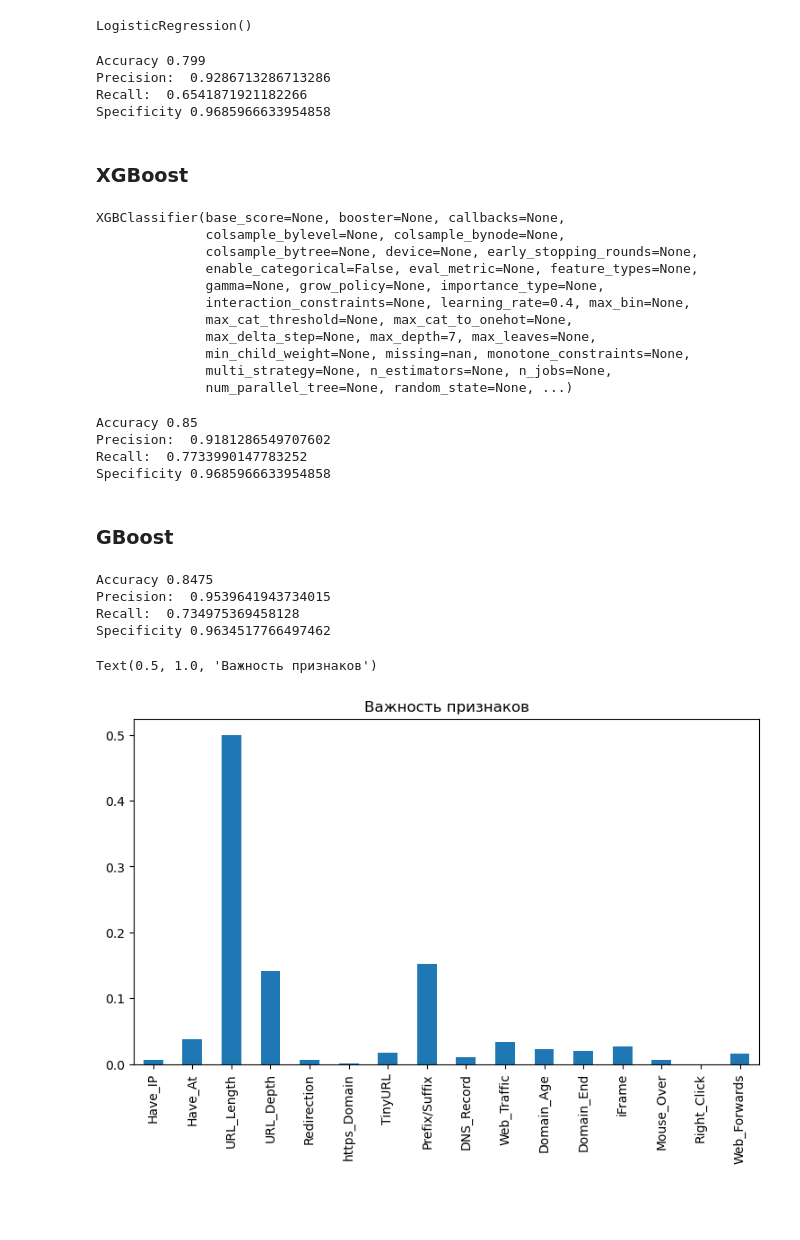
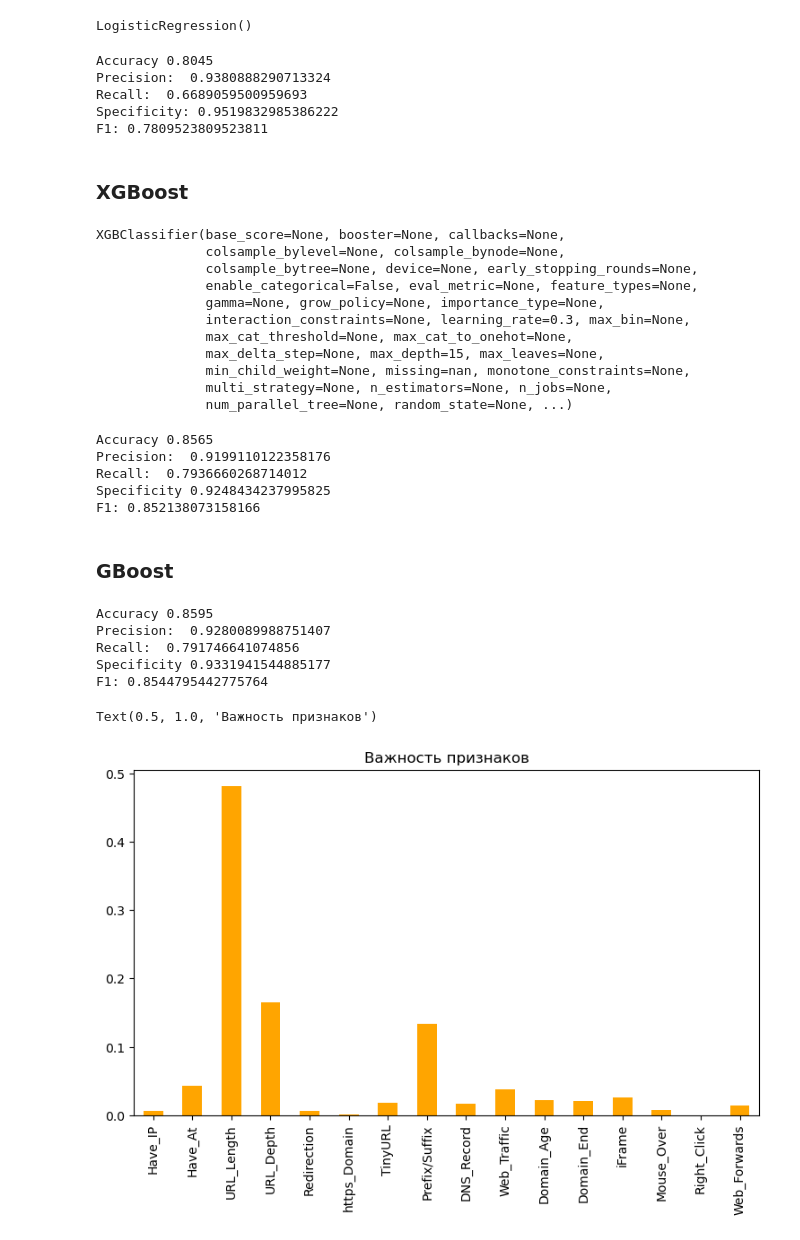
Before and after one commit to AxeVal/Melon-IT, a Jupyter notebook: Phishing_Detection.ipynb, the cells around one changed output. Saved outputs shown, nothing was run; the diff lists cells and outputs as text; code cells hidden in the pictures; blank space fills up the shorter version.

```diff
--- a/Phishing_Detection.ipynb
+++ b/Phishing_Detection.ipynb
@@ -72,25 +92,25 @@ LogisticRegression()
 # %%
 y_pred = model.predict(X_test)
 # %%
-prec_LG = precision_score(y_test, y_pred)
-acc_LG = accuracy_score(y_test, y_pred)
-recall_LG = recall_score(y_test, y_pred)
-confusion_LG = confusion_matrix(y_test, y_pred)
-tn, fp, fn, tp = confusion.ravel()
-specificity_LG = tn / (tn + fp)
+prec_LR = precision_score(y_test, y_pred)
+acc_LR = accuracy_score(y_test, y_pred)
+recall_LR = recall_score(y_test, y_pred)
+confusion_LR = confusion_matrix(y_test, y_pred)
+f1_LR = f1_score(y_test, y_pred)
+tn, fp, fn, tp = confusion_LR.ravel()
+specificity_LR = tn / (tn + fp)
 
-print("Accuracy", acc_LG, "\nPrecision: ",prec_LG, "\nRecall: ", recall_LG,"\nSpecificity", specificity_LG)
+print("Accuracy", acc_LR, "\nPrecision: ",prec_LR, "\nRecall: ", recall_LR,"\nSpecificity:", specificity_LR,"\nF1:", f1_LR)
 # %% [output]
-Accuracy 0.799
-Precision:  0.9286713286713286
-Recall:  0.6541871921182266
-Specificity 0.9685966633954858
+Accuracy 0.8045
+Precision:  0.9380888290713324
+Recall:  0.6689059500959693
+Specificity: 0.9519832985386222
+F1: 0.7809523809523811
 # %% [markdown]
 ### XGBoost
 # %%
-# instantiate the model
-xgb = XGBClassifier(learning_rate=0.4,max_depth=7)
-#fit the model
+xgb = XGBClassifier(learning_rate=0.3,max_depth=15)
 xgb.fit(X_train, y_train)
 # %% [output]
 XGBClassifier(base_score=None, booster=None, callbacks=None,
@@ -98,9 +118,9 @@ XGBClassifier(base_score=None, booster=None, callbacks=None,
               colsample_bytree=None, device=None, early_stopping_rounds=None,
               enable_categorical=False, eval_metric=None, feature_types=None,
               gamma=None, grow_policy=None, importance_type=None,
-              interaction_constraints=None, learning_rate=0.4, max_bin=None,
+              interaction_constraints=None, learning_rate=0.3, max_bin=None,
               max_cat_threshold=None, max_cat_to_onehot=None,
-              max_delta_step=None, max_depth=7, max_leaves=None,
+              max_delta_step=None, max_depth=15, max_leaves=None,
               min_child_weight=None, missing=nan, monotone_constraints=None,
               multi_strategy=None, n_estimators=None, n_jobs=None,
               num_parallel_tree=None, random_state=None, ...)
@@ -110,20 +130,22 @@ y_pred = xgb.predict(X_test)
 prec_XGB = precision_score(y_test, y_pred)
 acc_XGB = accuracy_score(y_test, y_pred)
 recall_XGB = recall_score(y_test, y_pred)
+f1_XGB = f1_score(y_test, y_pred)
 confusion_XGB = confusion_matrix(y_test, y_pred)
-tn, fp, fn, tp = confusion.ravel()
+tn, fp, fn, tp = confusion_XGB.ravel()
 specificity_XGB = tn / (tn + fp)
 
-print("Accuracy", acc_XGB, "\nPrecision: ",prec_XGB, "\nRecall: ", recall_XGB,"\nSpecificity", specificity_XGB)
+print("Accuracy", acc_XGB, "\nPrecision: ",prec_XGB, "\nRecall: ", recall_XGB,"\nSpecificity", specificity_XGB,"\nF1:", f1_XGB)
 # %% [output]
-Accuracy 0.85
-Precision:  0.9181286549707602
-Recall:  0.7733990147783252
-Specificity 0.9685966633954858
+Accuracy 0.8565
+Precision:  0.9199110122358176
+Recall:  0.7936660268714012
+Specificity 0.9248434237995825
+F1: 0.852138073158166
 # %% [markdown]
 ### GBoost
 # %%
-model = GradientBoostingClassifier(n_estimators=50, max_depth=7, random_state=0)
+model = GradientBoostingClassifier(n_estimators=50, max_depth=10, random_state=0)
 
 model.fit(X_train, y_train)
 y_pred = model.predict(X_test)
@@ -132,22 +154,24 @@ y_pred = model.predict(X_test)
 prec_GB = precision_score(y_test, y_pred)
 acc_GB = accuracy_score(y_test, y_pred)
 recall_GB = recall_score(y_test, y_pred)
-confusion = confusion_matrix(y_test, y_pred)
-tn, fp, fn, tp = confusion.ravel()
+f1_GB = f1_score(y_test, y_pred)
+confusion_GB = confusion_matrix(y_test, y_pred)
+tn, fp, fn, tp = confusion_GB.ravel()
 specificity_GB = tn / (tn + fp)
 
-print("Accuracy", acc_GB, "\nPrecision: ",prec_GB, "\nRecall: ", recall_GB,"\nSpecificity", specificity_GB)
+print("Accuracy", acc_GB, "\nPrecision: ",prec_GB, "\nRecall: ", recall_GB,"\nSpecificity", specificity_GB,"\nF1:", f1_GB)
 # %% [output]
-Accuracy 0.8475
-Precision:  0.9539641943734015
-Recall:  0.734975369458128
-Specificity 0.9634517766497462
+Accuracy 0.8595
+Precision:  0.9280089988751407
+Recall:  0.791746641074856
+Specificity 0.9331941544885177
+F1: 0.8544795442775764
 # %%
 imp = model.feature_importances_
 viz_imp = pd.Series(imp, X_train.columns)
 fig, ax = plt.subplots(figsize=(9,5))
-viz_imp.plot.bar(ax=ax)
+viz_imp.plot.bar(ax=ax, color="orange")
 ax.set_title("Важность признаков")
 # %% [output]
 Text(0.5, 1.0, 'Важность признаков')
-[figure, old version]
+[figure, new version]
```
Also changed, not shown: parts of 18 cells of this notebook.
